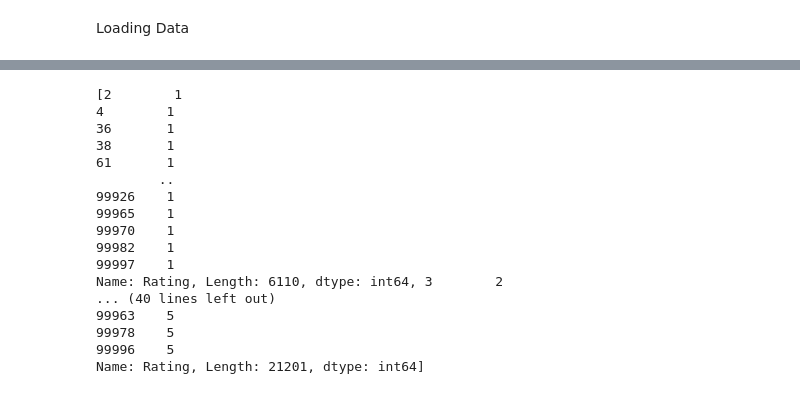
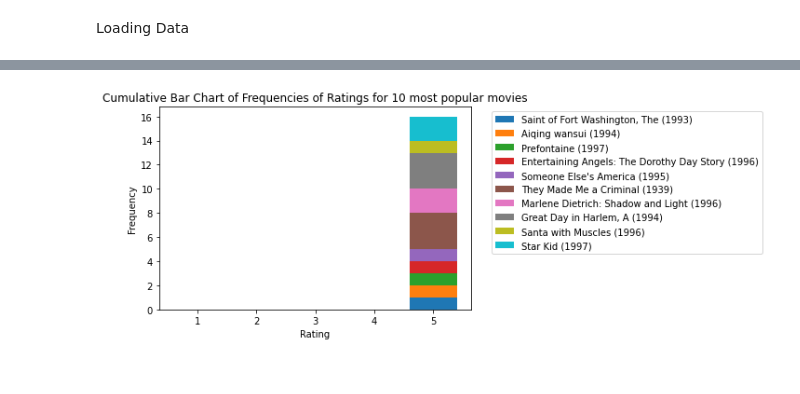
Before and after one commit to eseiner/Miniproject2, a Jupyter notebook: partA.ipynb, the cells around one changed output, grey strips where cells are left out. Cells and saved outputs as stored; diff of their text form; code cells hidden in the pictures.

```diff
--- a/partA.ipynb
+++ b/partA.ipynb
@@ -59,21 +64,35 @@ plt.show()
-# %%
-freq = [ratings[ratings == i] for i in labels]
-print(freq)
-# %% [output]
-[2        1
-4        1
-36       1
-38       1
-61       1
-        ..
-99926    1
-99965    1
-99970    1
-99982    1
-99997    1
-Name: Rating, Length: 6110, dtype: int64, 3        2
-... (40 lines left out)
-99963    5
-99978    5
-99996    5
-Name: Rating, Length: 21201, dtype: int64]
+# %%
+id_rating = data[['Movie ID', 'Rating']]
+avg_ratings = id_rating.groupby(['Movie ID'], as_index=False).mean()
+avg_ratings = avg_ratings.sort_values(by=['Rating'], ascending=False)[:10]
+ids = list(avg_ratings['Movie ID'])
+avg_ratings = avg_ratings['Rating']
+
+#TODO: Check that information is correct
+
+i = 0
+titles = set()
+for movie in range(len(movies)):
+    if movies['Movie ID'][movie] in ids:
+        titles.add(movies['Movie Title'][movie])
+
+bottom = [0, 0, 0, 0, 0]
+prev_bottom = []
+
+for j in range(0, 10):
+    labels = list(range(1, 6, 1))
+    freq = [0, 0, 0, 0, 0]
+    prev_bottom = bottom.copy()
+    for i in range(len(data)):
+        if data['Movie ID'][i] == (ids[j]):
+            freq[data['Rating'][i]-1] += 1
+            bottom[data['Rating'][i]-1] += 1
+    plt.bar(labels, freq, bottom=prev_bottom)
+
+plt.xlabel('Rating')
+plt.ylabel('Frequency')
+plt.title('Cumulative Bar Chart of Frequencies of Ratings for 10 most popular movies')
+plt.legend(titles, bbox_to_anchor=(1.05, 1))
+plt.show()
+# %% [output]
+[figure, added]
```
Also changed, not shown: parts of 2 cells of this notebook.
